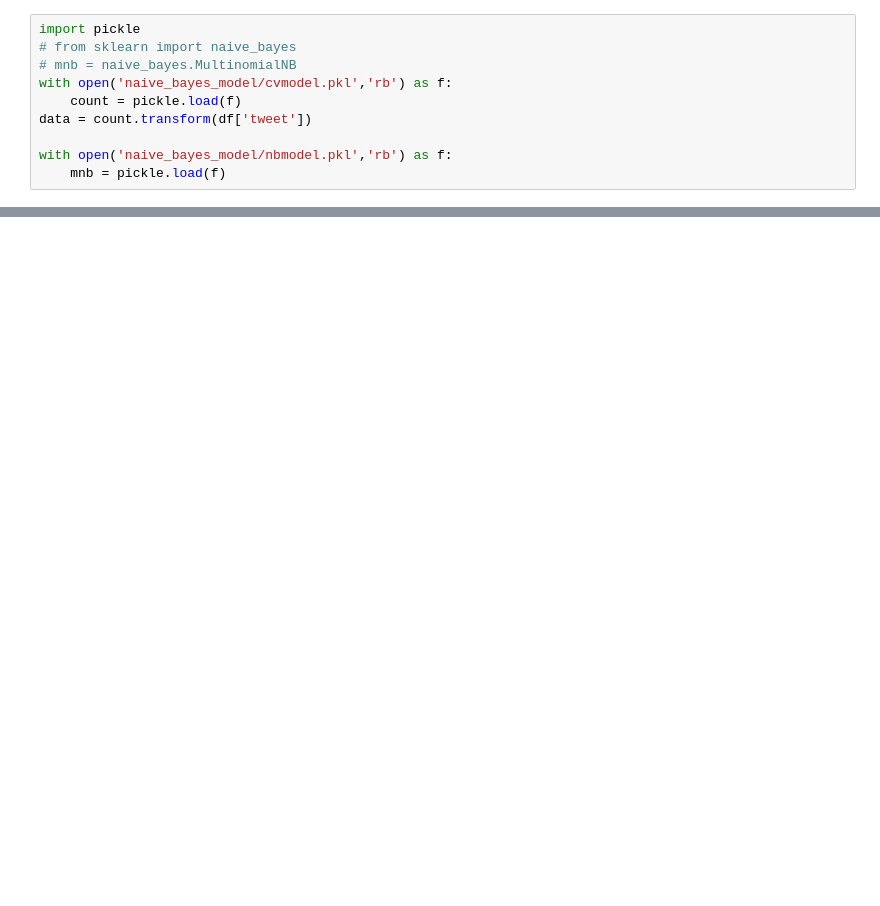
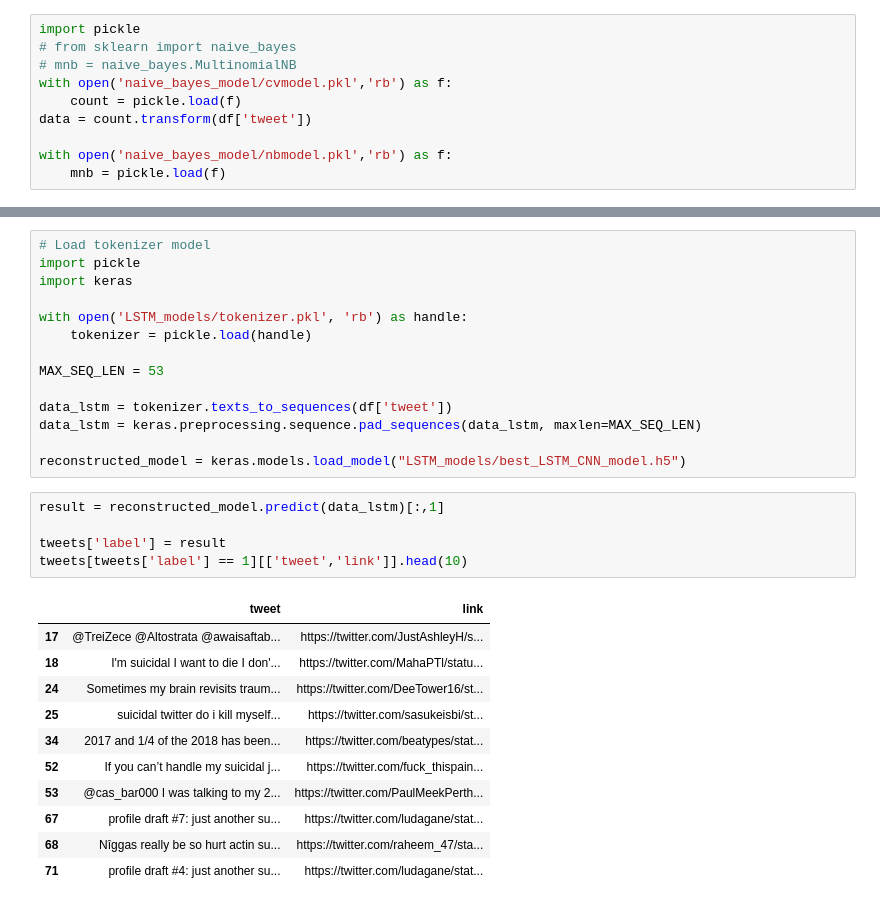
Before and after one commit to Fei-X/twitter_suicidal_tendency, a Jupyter notebook: demo.ipynb, the cells around one changed output, grey strips where cells are left out. Saved outputs shown, nothing was run; the diff lists cells and outputs as text; blank space fills up the shorter version.

Commit message:
Updated demo to include LSTM

```diff
--- a/demo.ipynb
+++ b/demo.ipynb
@@ -130,0 +131,31 @@ tweets[tweets['label'] == 1][['tweet','link']].head(10)
+# %%
+# Load tokenizer model
+import pickle
+import keras
+
+with open('LSTM_models/tokenizer.pkl', 'rb') as handle:
+    tokenizer = pickle.load(handle)
+
+MAX_SEQ_LEN = 53
+
+data_lstm = tokenizer.texts_to_sequences(df['tweet'])
+data_lstm = keras.preprocessing.sequence.pad_sequences(data_lstm, maxlen=MAX_SEQ_LEN)
+
+reconstructed_model = keras.models.load_model("LSTM_models/best_LSTM_CNN_model.h5")
+# %%
+result = reconstructed_model.predict(data_lstm)[:,1]
+
+tweets['label'] = result
+tweets[tweets['label'] == 1][['tweet','link']].head(10)
+# %% [output]
+|  | tweet | link |
+| 17 | @TreiZece @Altostrata @awaisaftab... | https://twitter.com/JustAshleyH/s... |
+| 18 | I'm suicidal I want to die I don'... | https://twitter.com/MahaPTl/statu... |
+| 24 | Sometimes my brain revisits traum... | https://twitter.com/DeeTower16/st... |
+| 25 | suicidal twitter do i kill myself... | https://twitter.com/sasukeisbi/st... |
+| 34 | 2017 and 1/4 of the 2018 has been... | https://twitter.com/beatypes/stat... |
+| 52 | If you can’t handle my suicidal j... | https://twitter.com/fuck_thispain... |
+| 53 | @cas_bar000 I was talking to my 2... | https://twitter.com/PaulMeekPerth... |
+| 67 | profile draft #7: just another su... | https://twitter.com/ludagane/stat... |
+| 68 | Nîggas really be so hurt actin su... | https://twitter.com/raheem_47/sta... |
+| 71 | profile draft #4: just another su... | https://twitter.com/ludagane/stat... |
```
Also changed, not shown: parts of 4 cells of this notebook.
